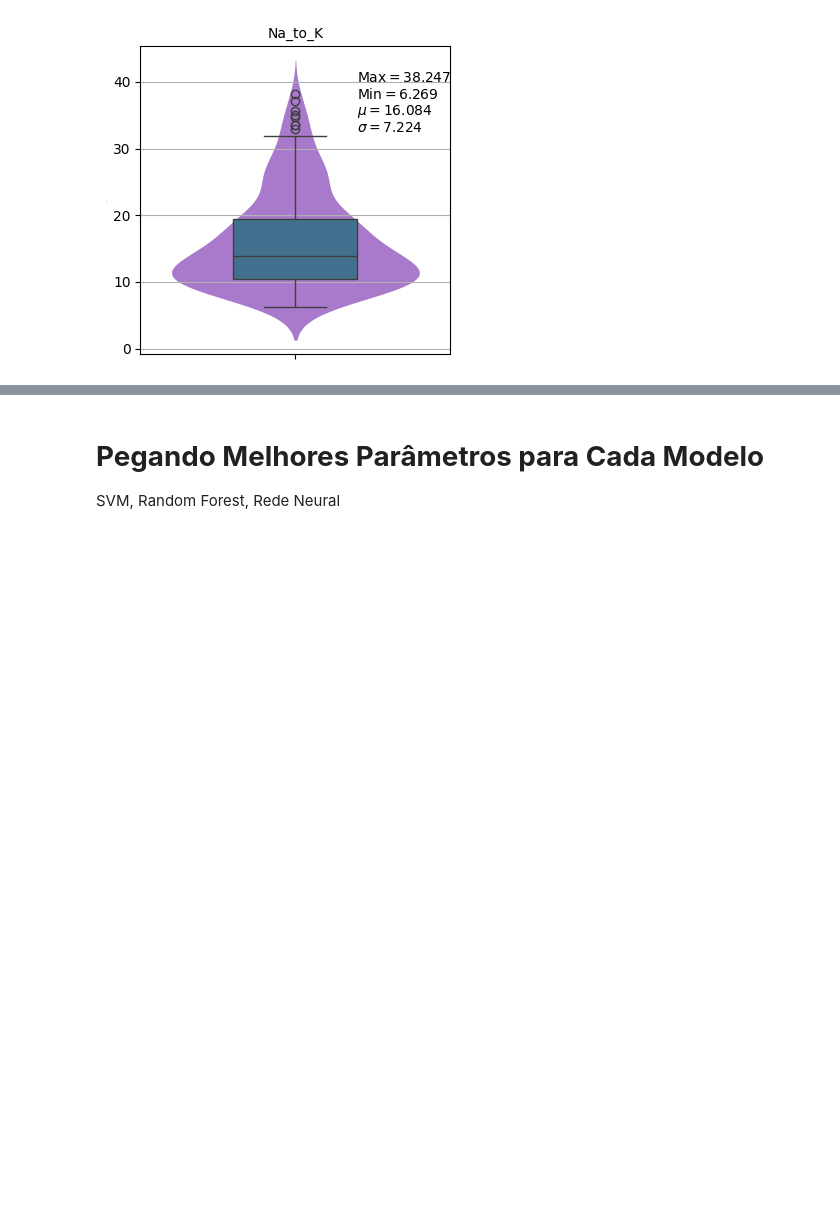
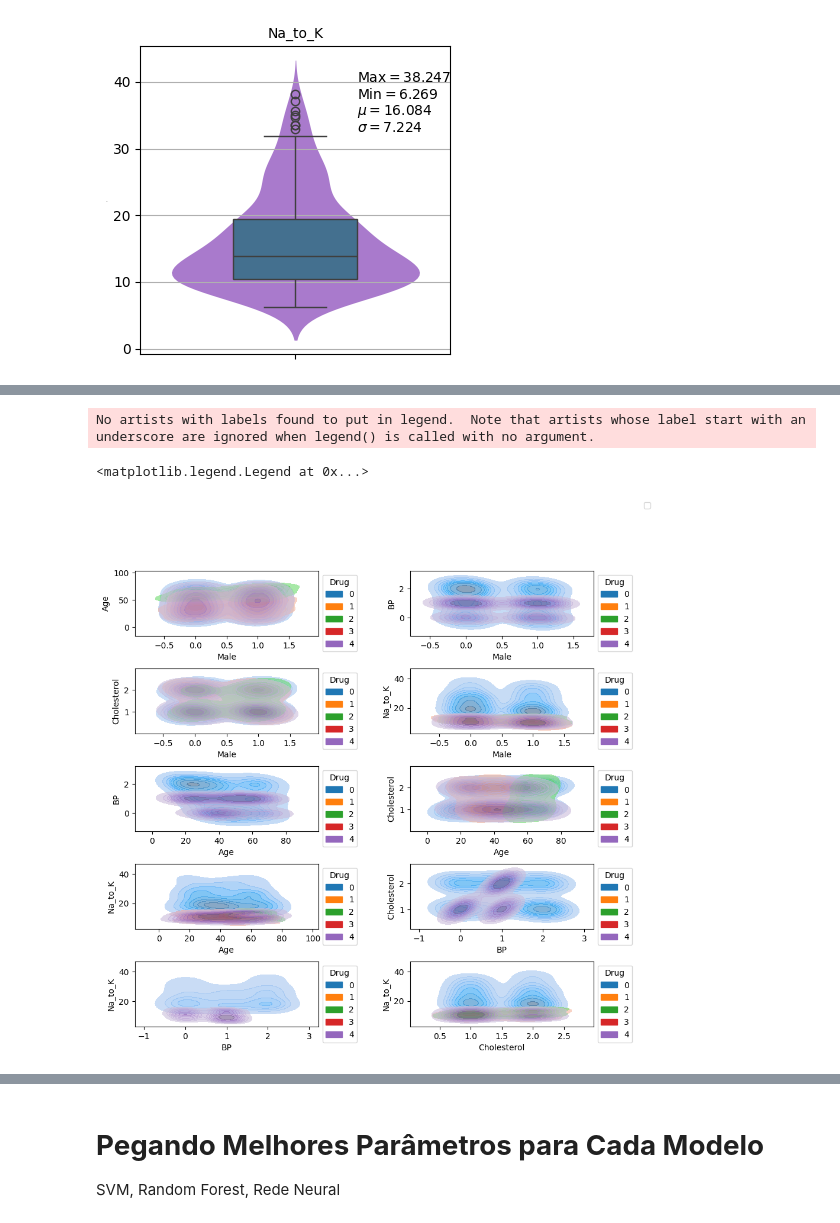
Before and after one commit to MarcioB1999/classificador_drogas, a Jupyter notebook: Classificação_Drug.ipynb, the cells around one changed output, grey strips where cells are left out. Drawn from its saved outputs; the diff is of its cells as text; code cells hidden in the pictures; blank space fills up the shorter version.

```diff
--- a/Classificação_Drug.ipynb
+++ b/Classificação_Drug.ipynb
@@ -267,0 +186,23 @@ x_pca.head()
+# %%
+columns = ['Male','Age','BP','Cholesterol','Na_to_K']
+
+fig=plt.figure(figsize=(10,10))
+plt.subplots_adjust(wspace=0.5, hspace=0.5)
+
+indice = 1
+for i in range(len(columns)):
+    for j in range(i+1,len(columns)):
+        fig.add_subplot(5,2,indice)
+        ax = sns.kdeplot(data=df, x=columns[i], y=columns[j], hue='Drug',
+                         fill=True,warn_singular=False,alpha=.6,palette=sns.color_palette("tab10"))
+
+        sns.move_legend(ax, "upper left", bbox_to_anchor=(1, 1))
+
+        indice = indice+1
+
+
+fig.legend()
+# %% [output]
+No artists with labels found to put in legend.  Note that artists whose label start with an underscore are ignored when legend() is called with no argument.
+<matplotlib.legend.Legend at 0x...>
+[figure, added]
```
Also changed, not shown: parts of 21 cells of this notebook.
